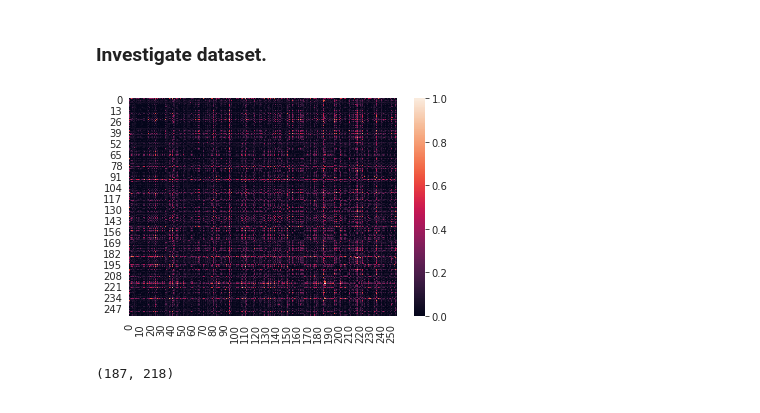
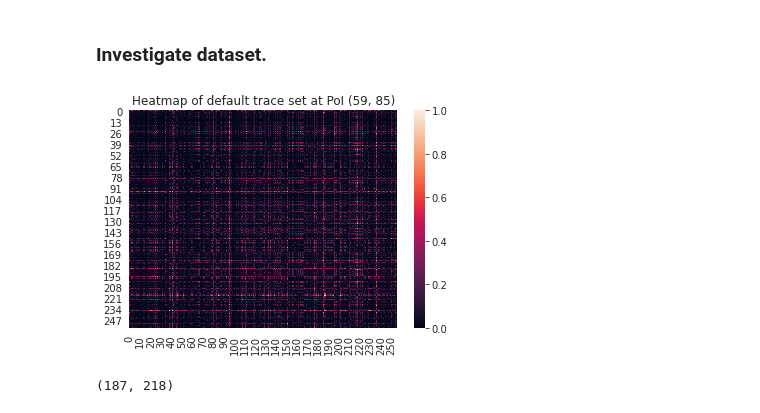
Before and after one commit to ccberg/LA, a Jupyter notebook: books/tvla/t_test.ipynb, the cells around one changed output. Cells and saved outputs as stored; diff of their text form; code cells hidden in the pictures.

```diff
--- a/books/tvla/t_test.ipynb
+++ b/books/tvla/t_test.ipynb
@@ -3 +20,19 @@
+# %%
+class NBCache:
+    def __init__(self, path):
+        self.path = path
+
+    def np(self, name: str, *args):
+        res = cache_np(f"{self.path}/{name}", *args)
+        setattr(self, name, res)
+
+        return res
+
+    def cts(self, name: str, *args):
+        res = cache_cts(f"{self.path}/{name}", *args)
+        setattr(self, name, res)
+
+        return res
+
+cache = NBCache("tvla/t_test")
 # %%
@@ -298,9 +334,9 @@ def cache_cts(name: str, t_cat: TraceCategory):
 
     return h5py.File(fname, 'r')
 
-ct_default = cache_cts("ctable/ascad_default", ascad.default.profile)
-ct_random = cache_cts("ctable/ascad_random", ascad.random.profile)
-ct_mask = cache_cts("ctable/ascad_mask", ascad.masked.profile)
+ct_default = cache.cts("ascad_default", ascad.default.profile)
+ct_random = cache.cts("ascad_random", ascad.random.profile)
+ct_mask = cache.cts("ascad_mask", ascad.masked.profile)
 # %% [markdown]
 ### Retrieve mean and variance from contingency tables.
 # %%
@@ -328,9 +364,9 @@ def get_mv(f: h5py.File):
             for c in f[k]])
         for k in tqdm(f, "Retrieving mean and variance")])
 
-mv_default = cache_np("mv_ascad_default", get_mv, ct_default)
-mv_random = cache_np("mv_ascad_random", get_mv, ct_random)
-mv_masked = cache_np("mv_ascad_masked", get_mv, ct_mask)
+mv_default = cache.np("mv_default", get_mv, ct_default)
+mv_random = cache.np("mv_random", get_mv, ct_random)
+mv_masked = cache.np("mv_masked", get_mv, ct_mask)
 # %%
 len(ct_default["key_000"]["cat_0"]["slice_0"])
 # %% [output]
@@ -392,4 +427,6 @@ mv_selected = mv_random
 # %%
+POI = 59, 85
+
 def get_num_moments(stat_moments):
     return len(stat_moments[0][0][0][0])
 
@@ -406,23 +443,25 @@ def get_heatmap(stat_moments):
                 diff = get_diff(mv_default, [i, j])
                 diff[np.less(diff, 0)] = 0
                 # Difference ratio over the rest of the trace
-                res[i][j] = diff[50:70].sum(axis=0) / diff.sum(axis=0)
+                res[i][j] = diff[POI[0]:POI[1]].sum(axis=0) / diff.sum(axis=0)
 
     return res
 
-heat = get_heatmap(mv_selected)
+heat_default = cache.np("heat_default", get_heatmap, mv_default)
+heat_masked = cache.np("heat_masked", get_heatmap, mv_masked)
+heat_random = cache.np("heat_random", get_heatmap, mv_random)
 # %%
 def get_heat_moment(heatmap, moment):
     return np.moveaxis(heatmap, 2, 0)[moment]
 
-def plot_heatmap(heatmap):
+def plot_heatmap(heatmap, title):
     mean = get_heat_moment(heatmap, 0)
     mean_norm = mean / mean.max()
-    sns.heatmap(data=mean_norm)
+    sns.heatmap(data=mean_norm).set(title=title)
 
-plot_heatmap(heat)
+plot_heatmap(heat_default, f"Heatmap of default trace set at PoI {POI}")
 # %% [output]
-[figure, old version]
+[figure, new version]
 # %%
 def get_max_index(heatmap, moment=0):
     heat_moment = get_heat_moment(heatmap, moment)
```
Also changed, not shown: parts of 25 cells of this notebook.
